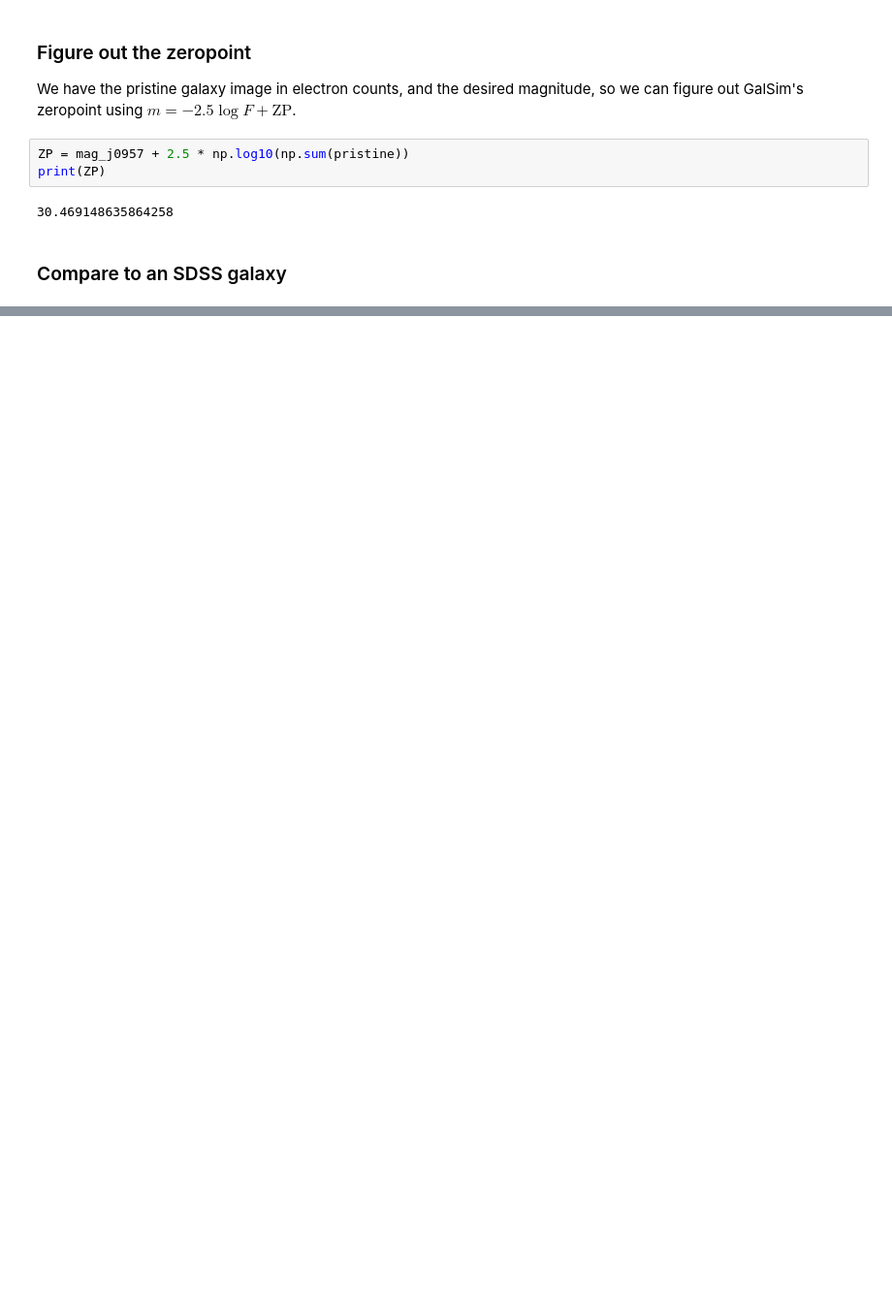
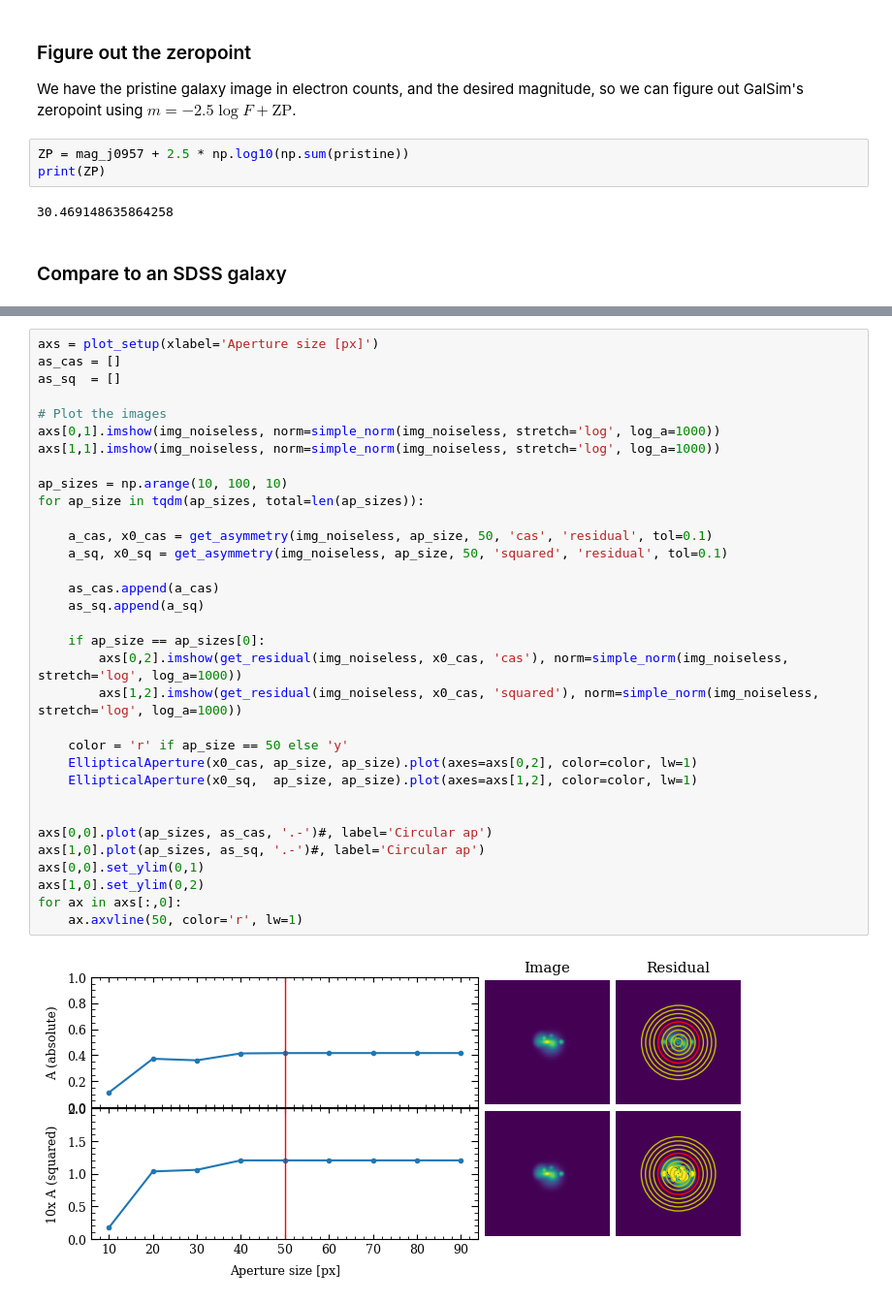
Before and after one commit to astro-nova/morphology-tests, a Jupyter notebook: 1 Asymmetry tests.ipynb, the cells around one changed output, grey strips where cells are left out. Shown at 97% size. Cells and saved outputs as stored; diff of their text form; blank space fills up the shorter version.

```diff
--- a/1 Asymmetry tests.ipynb
+++ b/1 Asymmetry tests.ipynb
@@ -193,0 +248,35 @@ print(a)
+# %%
+axs = plot_setup(xlabel='Aperture size [px]')
+as_cas = []
+as_sq  = []
+
+# Plot the images
+axs[0,1].imshow(img_noiseless, norm=simple_norm(img_noiseless, stretch='log', log_a=1000))
+axs[1,1].imshow(img_noiseless, norm=simple_norm(img_noiseless, stretch='log', log_a=1000))
+
+ap_sizes = np.arange(10, 100, 10)
+for ap_size in tqdm(ap_sizes, total=len(ap_sizes)):
+
+    a_cas, x0_cas = get_asymmetry(img_noiseless, ap_size, 50, 'cas', 'residual', tol=0.1)
+    a_sq, x0_sq = get_asymmetry(img_noiseless, ap_size, 50, 'squared', 'residual', tol=0.1)
+
+    as_cas.append(a_cas)
+    as_sq.append(a_sq)
+
+    if ap_size == ap_sizes[0]:
+        axs[0,2].imshow(get_residual(img_noiseless, x0_cas, 'cas'), norm=simple_norm(img_noiseless, stretch='log', log_a=1000))
+        axs[1,2].imshow(get_residual(img_noiseless, x0_cas, 'squared'), norm=simple_norm(img_noiseless, stretch='log', log_a=1000))
+
+    color = 'r' if ap_size == 50 else 'y'
+    EllipticalAperture(x0_cas, ap_size, ap_size).plot(axes=axs[0,2], color=color, lw=1)
+    EllipticalAperture(x0_sq,  ap_size, ap_size).plot(axes=axs[1,2], color=color, lw=1)
+
+
+axs[0,0].plot(ap_sizes, as_cas, '.-')#, label='Circular ap')
+axs[1,0].plot(ap_sizes, as_sq, '.-')#, label='Circular ap')
+axs[0,0].set_ylim(0,1)
+axs[1,0].set_ylim(0,2)
+for ax in axs[:,0]:
+    ax.axvline(50, color='r', lw=1)
+# %% [output]
+[figure, added]
```
Also changed, not shown: parts of 53 cells of this notebook, 1 other file.
